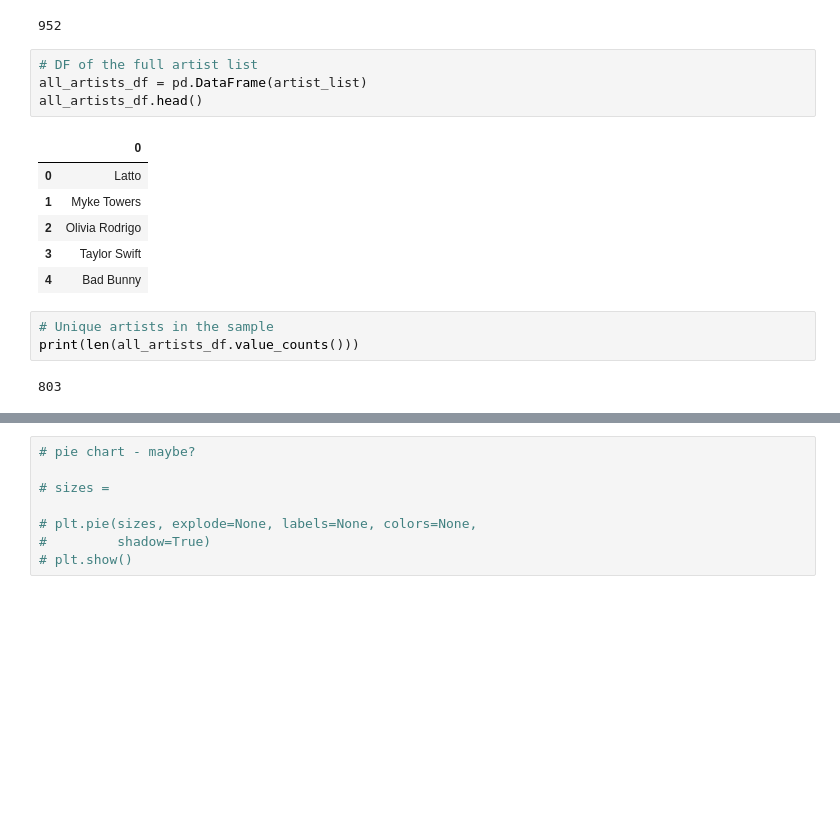
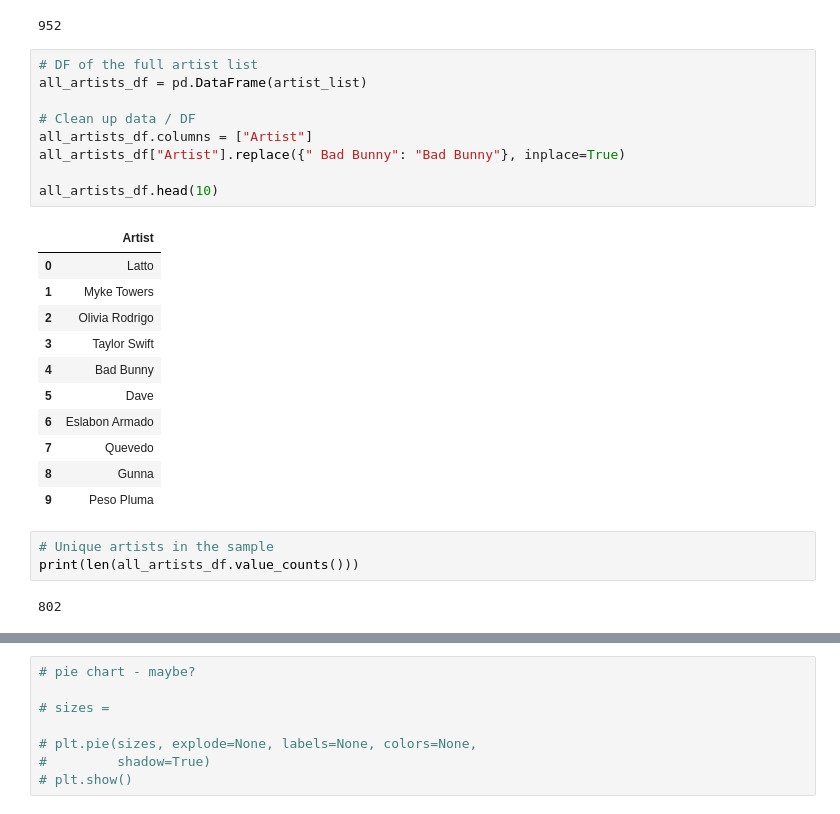
Before and after one commit to d6kramer/project-1-group-08, a Jupyter notebook: starter_notebook.ipynb, the cells around one changed output, grey strips where cells are left out. Cells and saved outputs as stored; diff of their text form; blank space fills up the shorter version.

```diff
--- a/starter_notebook.ipynb
+++ b/starter_notebook.ipynb
@@ -94,17 +94,27 @@ counter
 # %%
 # DF of the full artist list
 all_artists_df = pd.DataFrame(artist_list)
-all_artists_df.head()
+
+# Clean up data / DF
+all_artists_df.columns = ["Artist"]
+all_artists_df["Artist"].replace({" Bad Bunny": "Bad Bunny"}, inplace=True)
+
+all_artists_df.head(10)
 # %% [output]
-|  | 0 |
+|  | Artist |
 | 0 | Latto |
 | 1 | Myke Towers |
 | 2 | Olivia Rodrigo |
 | 3 | Taylor Swift |
 | 4 | Bad Bunny |
+| 5 | Dave |
+| 6 | Eslabon Armado |
+| 7 | Quevedo |
+| 8 | Gunna |
+| 9 | Peso Pluma |
 # %%
 # Unique artists in the sample
 print(len(all_artists_df.value_counts()))
 # %% [output]
-803
+802
 # %%
```
Also changed, not shown: parts of 4 cells of this notebook.
